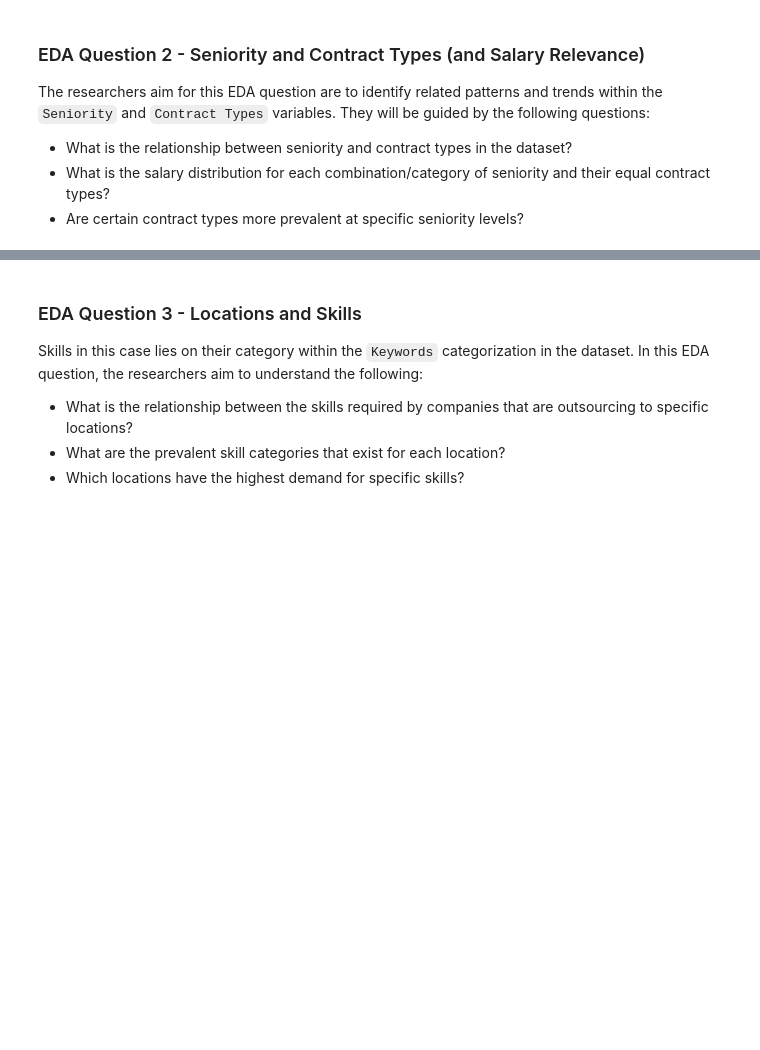
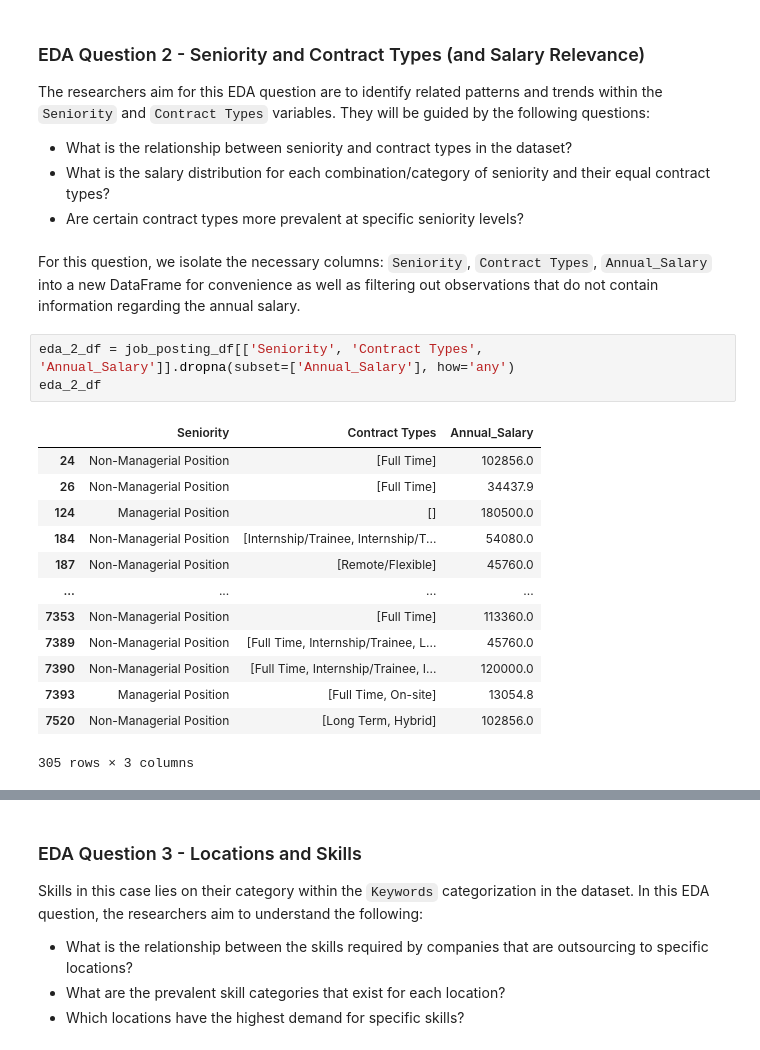
Before and after one commit to dredredre20/CSMODEL_MCO, a Jupyter notebook: mco.ipynb, the cells around one changed output, grey strips where cells are left out. Cells and saved outputs as stored; diff of their text form; blank space fills up the shorter version.

```diff
--- a/mco.ipynb
+++ b/mco.ipynb
@@ -1000,3 +994,22 @@ The researchers aim for this EDA question are to identify related patterns and t
 - What is the relationship between seniority and contract types in the dataset?
 - What is the salary distribution for each combination/category of seniority and their equal contract types?
 - Are certain contract types more prevalent at specific seniority levels?
+# %% [markdown]
+For this question, we isolate the necessary columns: `Seniority`, `Contract Types`, `Annual_Salary` into a new DataFrame for convenience as well as filtering out observations that do not contain information regarding the annual salary.
+# %%
+eda_2_df = job_posting_df[['Seniority', 'Contract Types', 'Annual_Salary']].dropna(subset=['Annual_Salary'], how='any')
+eda_2_df
+# %% [output]
+|  | Seniority | Contract Types | Annual_Salary |
+| 24 | Non-Managerial Position | [Full Time] | 102856.0 |
+| 26 | Non-Managerial Position | [Full Time] | 34437.9 |
+| 124 | Managerial Position | [] | 180500.0 |
+| 184 | Non-Managerial Position | [Internship/Trainee, Internship/T... | 54080.0 |
+| 187 | Non-Managerial Position | [Remote/Flexible] | 45760.0 |
+| ... | ... | ... | ... |
+| 7353 | Non-Managerial Position | [Full Time] | 113360.0 |
+| 7389 | Non-Managerial Position | [Full Time, Internship/Trainee, L... | 45760.0 |
+| 7390 | Non-Managerial Position | [Full Time, Internship/Trainee, I... | 120000.0 |
+| 7393 | Managerial Position | [Full Time, On-site] | 13054.8 |
+| 7520 | Non-Managerial Position | [Long Term, Hybrid] | 102856.0 |
+305 rows × 3 columns
```
Also changed, not shown: parts of 7 cells of this notebook.
